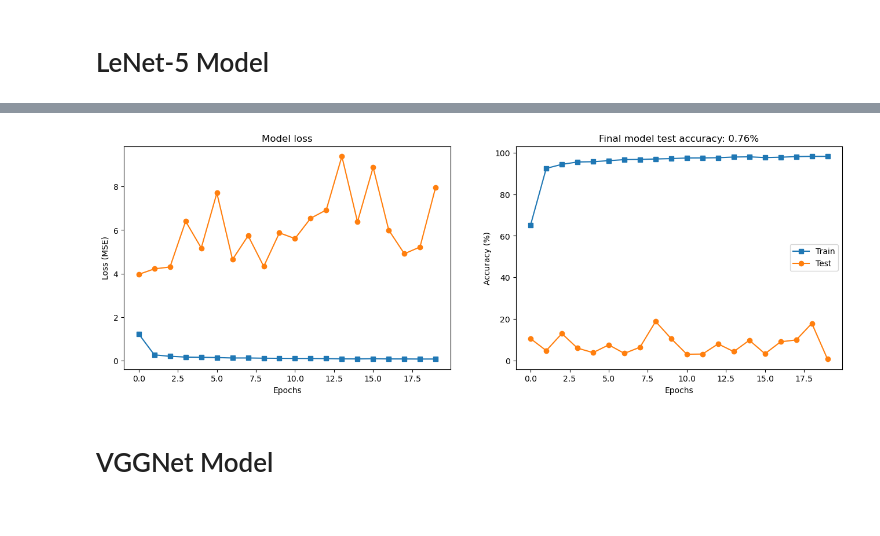
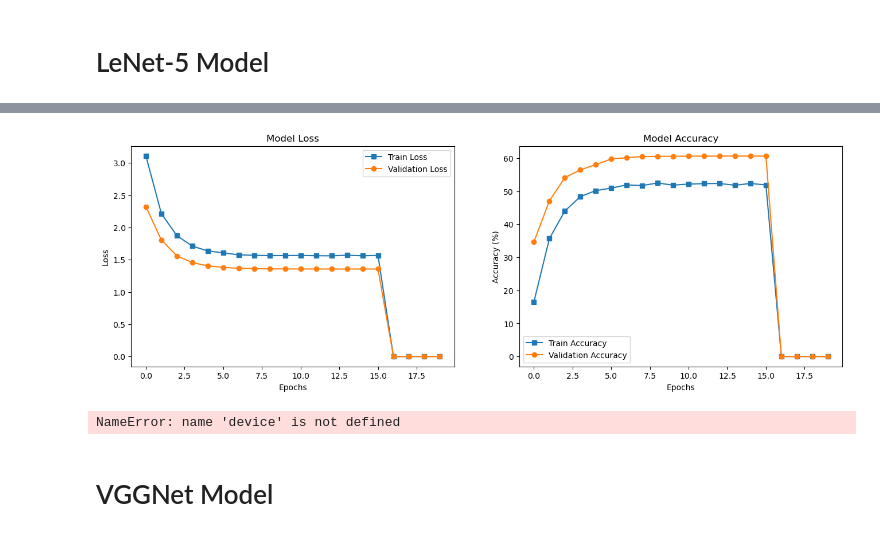
Before and after one commit to Sujeev-Uthayakumar/german-traffic-sign-classifier, a Jupyter notebook: german-traffic-signs.ipynb, the cells around one changed output, grey strips where cells are left out. Cells and saved outputs as stored; diff of their text form; code cells hidden in the pictures.

```diff
--- a/german-traffic-signs.ipynb
+++ b/german-traffic-signs.ipynb
@@ -215 +152,24 @@ def makeLeNet5(nclasses=43):  # Define number of classes as a parameter
+# %%
+def makeLeNet5(nclasses=43):
+    class LeNet5(nn.Module):
+        def __init__(self):
+            super(LeNet5, self).__init__()
+            self.conv_layers = nn.Sequential(
+                nn.Conv2d(3, 100, kernel_size=5), nn.ReLU(), nn.MaxPool2d(2),
+                nn.Conv2d(100, 150, kernel_size=3), nn.ReLU(), nn.MaxPool2d(2),
+                nn.Conv2d(150, 250, kernel_size=3), nn.ReLU(), nn.MaxPool2d(2)
+            )
+            self.fc_layers = nn.Sequential(
+                nn.Linear(250 * 2 * 2, 350), nn.ReLU(), nn.Dropout(0.7),
+                nn.Linear(350, nclasses)
+            )
+        def forward(self, x):
+            x = self.conv_layers(x)
+            x = torch.flatten(x, 1)
+            x = self.fc_layers(x)
+            return F.log_softmax(x, dim=1)
+    net = LeNet5()
+    lossfun = nn.CrossEntropyLoss()
+    optimizer = optim.Adam(net.parameters(), lr=0.0001, weight_decay=1e-4)
+    return net, lossfun, optimizer
 # %%
@@ -286,7 +238,4 @@ def trainLeNet5Model(net, lossfun, optimizer, train_loader, test_loader, EPOCHS=
 # %%
-# Initialize your LeNet-5 model
 net, lossfun, optimizer = makeLeNet5()
-
-# Train the model
-trainLoss, testLoss, trainAcc, testAcc, trained_model = trainLeNet5Model(net, lossfun, optimizer, train_loader, test_loader, EPOCHS=20)
+trainLoss, valLoss, trainAcc, valAcc, trained_model, device = trainModel(net, lossfun, optimizer, train_loader, val_loader, test_loader, EPOCHS=20)
 # %% [output]
@@ -310,21 +259,9 @@ Training Completed!
-# %%
-fig,ax = plt.subplots(1,2,figsize=(16,5))
-
-ax[0].plot(trainLoss,'s-',label='Train')
-ax[0].plot(testLoss,'o-',label='Test')
-ax[0].set_xlabel('Epochs')
-ax[0].set_ylabel('Loss (MSE)')
-ax[0].set_title('Model loss')
-
-ax[1].plot(trainAcc,'s-',label='Train')
-ax[1].plot(testAcc,'o-',label='Test')
-ax[1].set_xlabel('Epochs')
-ax[1].set_ylabel('Accuracy (%)')
-ax[1].set_title(f'Final model test accuracy: {testAcc[-1]:.2f}%')
-ax[1].legend()
-
-plt.show()
-# %% [output]
-[figure, removed]
+# %%
+plot_loss_accuracy(trainLoss, valLoss, trainAcc, valAcc)
+evaluate_model(trained_model, test_loader, device)
+visualize_predictions(trained_model, test_loader, signs, device)
+# %% [output]
+[figure, added]
+NameError: name 'device' is not defined
 # %% [markdown]
 # VGGNet Model
```
Also changed, not shown: parts of 14 cells of this notebook, 1 other file.
